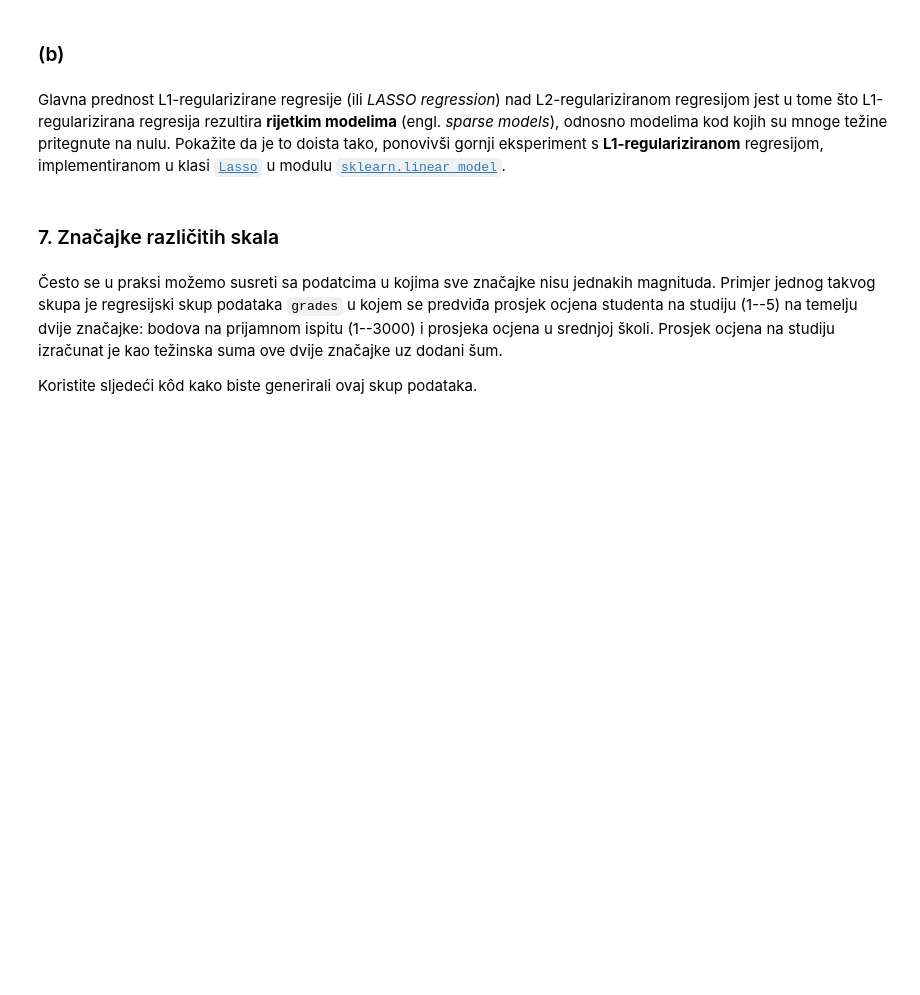
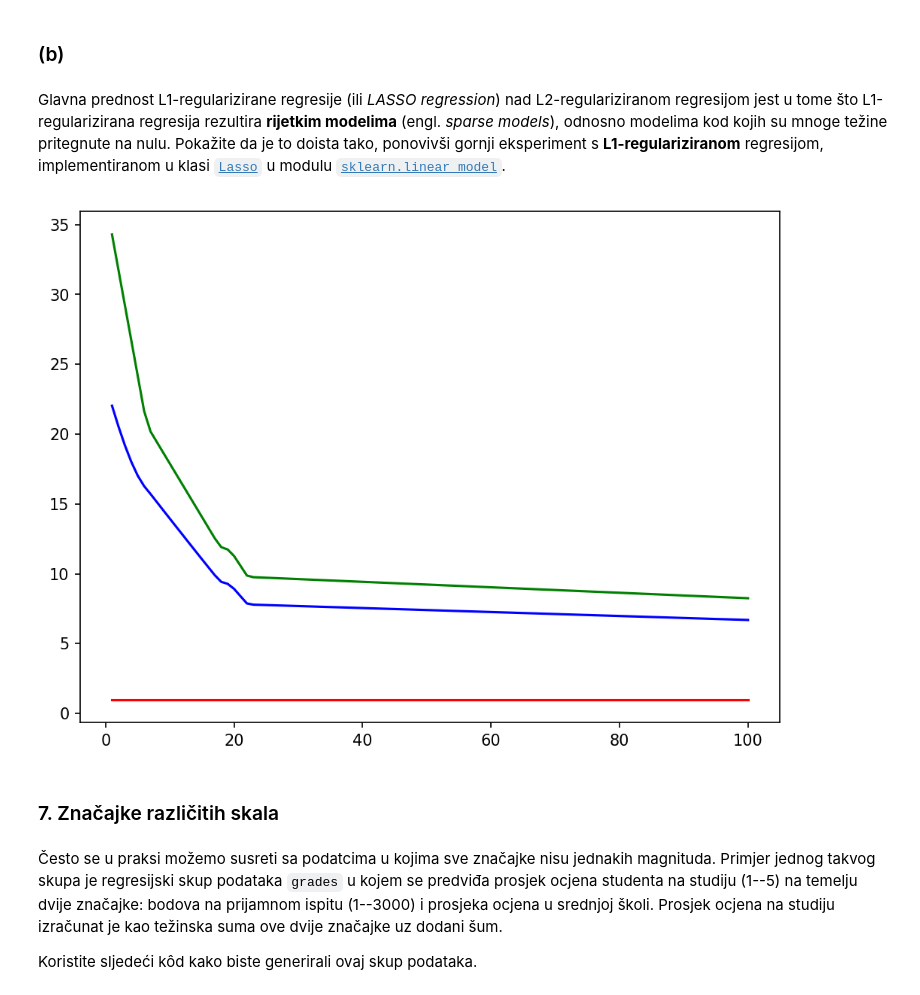
Before and after one commit to Spooky-M/SU_lab1, a Jupyter notebook: SU-2020-LAB01-Regresija.ipynb, the cells around one changed output. Cells and saved outputs as stored; diff of their text form; code cells hidden in the pictures; blank space fills up the shorter version.

```diff
--- a/SU-2020-LAB01-Regresija.ipynb
+++ b/SU-2020-LAB01-Regresija.ipynb
@@ -485,3 +518,32 @@ from sklearn.linear_model import Lasso
+# %%
+from sklearn.linear_model import Lasso
+L0, L1, L2 = [], [], []
+lambda_list = range(1, 101)
+for l in lambda_list:
+    p = PolynomialFeatures(5, include_bias=True, interaction_only=False)
+    hi = p.fit_transform(X_train)
+    clf = Lasso(alpha=l)
+    clf = clf.fit(hi, y_train)
+    pred = clf.predict(hi)
+    w = clf.coef_
+    w[0] = clf.intercept_
+
+    for i in range(0, 3):
+        norma = sum(abs(w)**i)**(1./i) if i != 0 else 1
+        if i == 0:
+            L0.append(norma)
+        elif i == 1:
+            L1.append(norma)
+        else:
+            L2.append(norma)
+
+figure(num=None, figsize=(8, 6), dpi=150, facecolor='w', edgecolor='k')
+plt.plot(lambda_list, L0, "r")
+plt.plot(lambda_list, L1, "g")
+plt.plot(lambda_list, L2, "b")
+plt.show()
+# %% [output]
+[figure, added]
 # %% [markdown]
 ### 7. Značajke različitih skala
 # %% [markdown]
```
Also changed, not shown: parts of 24 cells of this notebook.
